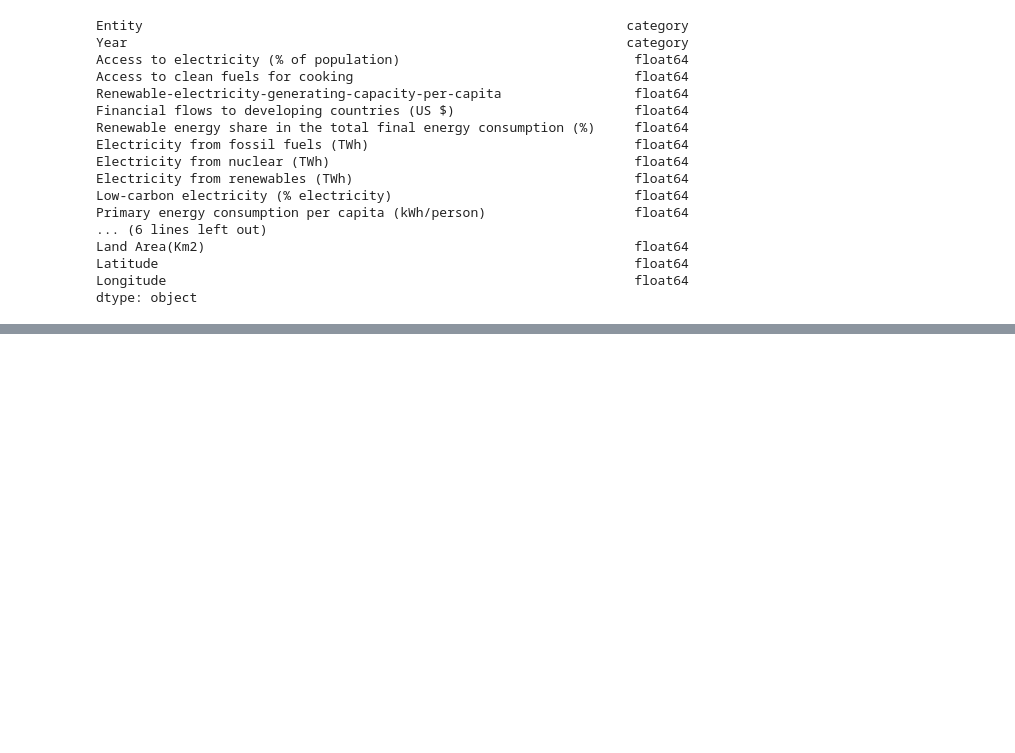
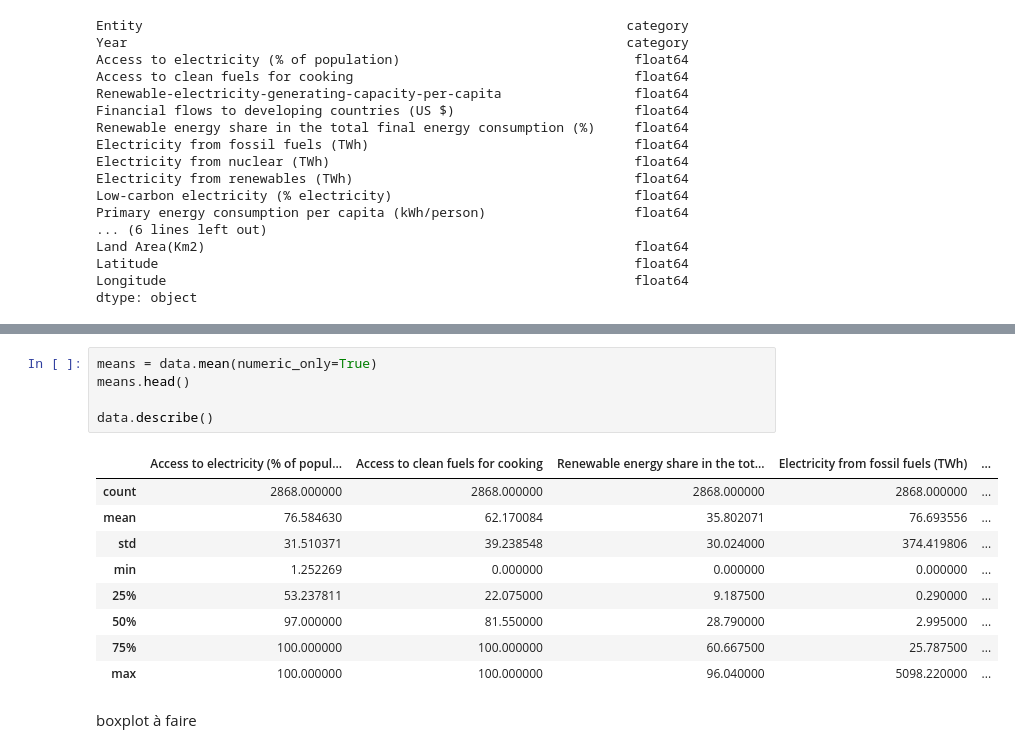
Before and after one commit to julien-richaume/projet_machine_learning, a Jupyter notebook: Projet-ML-Python.ipynb, the cells around one changed output, grey strips where cells are left out. Saved outputs shown, nothing was run; the diff lists cells and outputs as text; blank space fills up the shorter version.

```diff
--- a/Projet-ML-Python.ipynb
+++ b/Projet-ML-Python.ipynb
@@ -95,0 +194,17 @@ dtype: object
+# %%
+means = data.mean(numeric_only=True)
+means.head()
+
+data.describe()
+# %% [output]
+|  | Access to electricity (% of popul... | Access to clean fuels for cooking | Renewable energy share in the tot... | Electricity from fossil fuels (TWh) | ... |
+| count | 2868.000000 | 2868.000000 | 2868.000000 | 2868.000000 | ... |
+| mean | 76.584630 | 62.170084 | 35.802071 | 76.693556 | ... |
+| std | 31.510371 | 39.238548 | 30.024000 | 374.419806 | ... |
+| min | 1.252269 | 0.000000 | 0.000000 | 0.000000 | ... |
+| 25% | 53.237811 | 22.075000 | 9.187500 | 0.290000 | ... |
+| 50% | 97.000000 | 81.550000 | 28.790000 | 2.995000 | ... |
+| 75% | 100.000000 | 100.000000 | 60.667500 | 25.787500 | ... |
+| max | 100.000000 | 100.000000 | 96.040000 | 5098.220000 | ... |
+# %% [markdown]
+boxplot à faire
```
Also changed, not shown: parts of 11 cells of this notebook.
